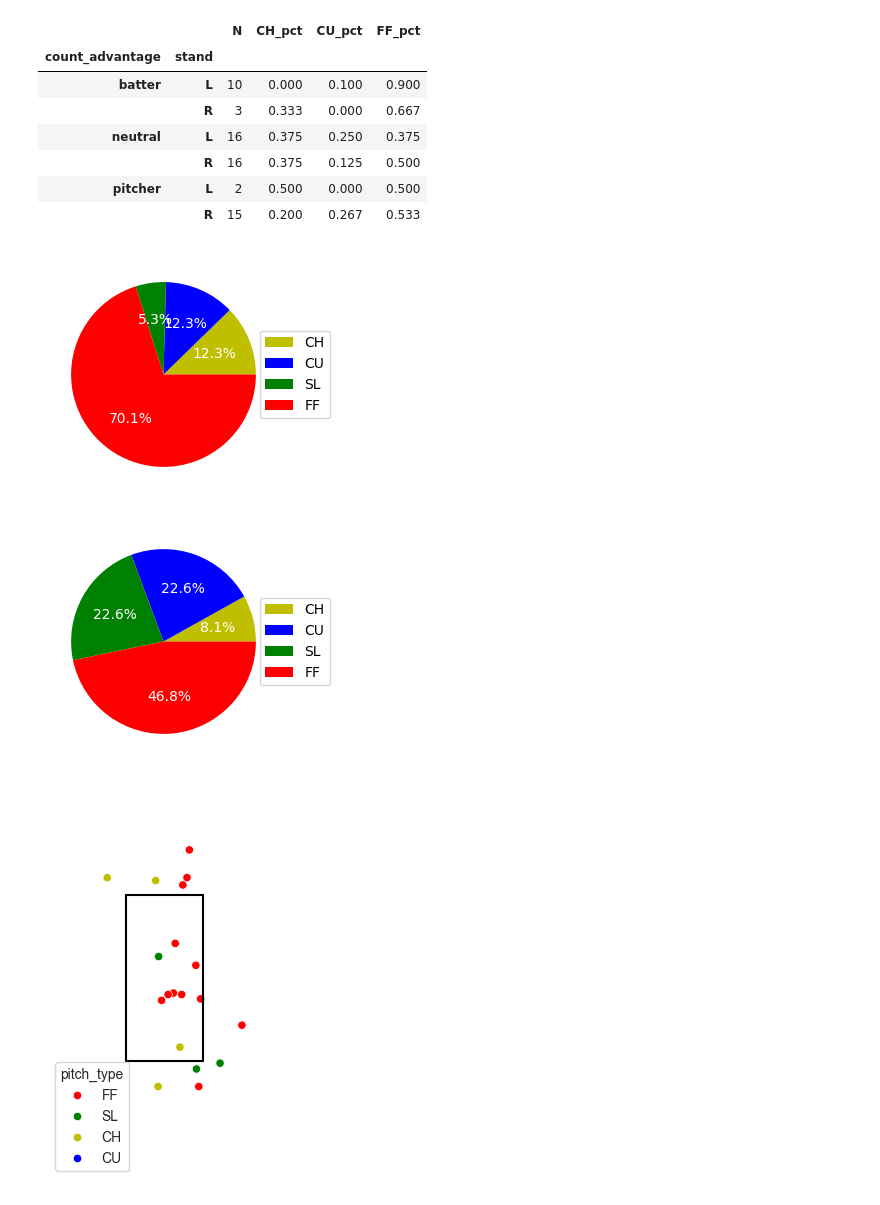
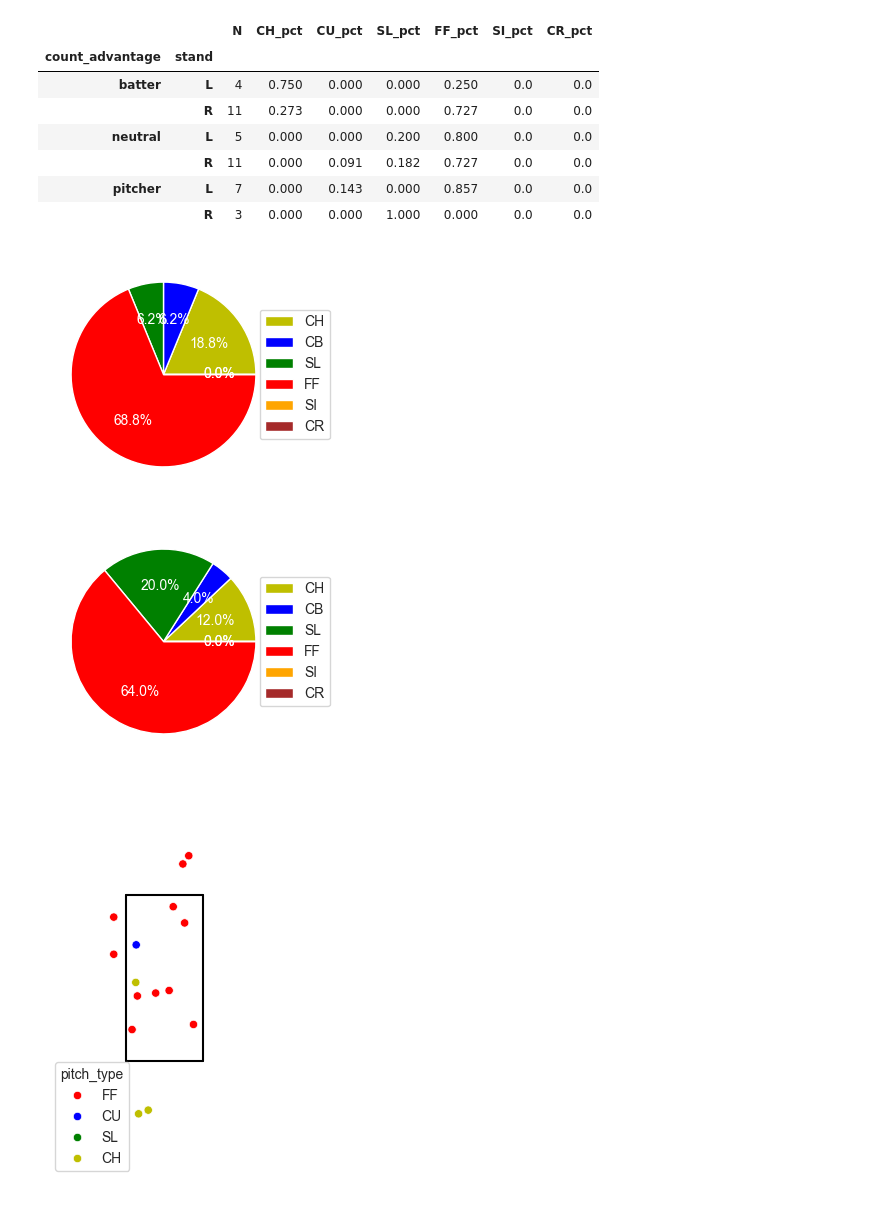
Before and after one commit to jackhinde/baycats, a Jupyter notebook: pitcher_report_helper.ipynb, the cells around one changed output. Saved outputs shown, nothing was run; the diff lists cells and outputs as text; code cells hidden in the pictures.

Commit message:
Updates pitch type by handedness grid in pitcher report helper and creates batter report helper

```diff
--- a/pitcher_report_helper.ipynb
+++ b/pitcher_report_helper.ipynb
@@ -58,5 +49,11 @@ game_data['SL'] = game_data['SL'].replace({True: 1, False: 0})
 
 game_data['FF'] = game_data['pitch_type'] == 'FF'
 game_data['FF'] = game_data['FF'].replace({True: 1, False: 0})
+
+game_data['SI'] = game_data['pitch_type'] == 'SI'
+game_data['SI'] = game_data['SI'].replace({True: 1, False: 0})
+
+game_data['CR'] = game_data['pitch_type'] == 'CR'
+game_data['CR'] = game_data['CR'].replace({True: 1, False: 0})
 # %%
-pitcher_data = game_data[(game_data['pitcher'] == 'Sam Greene') & (game_data['pitch_type'] != 'UN')]
+pitcher_data = game_data[(game_data['pitcher'] == 'Julian Tymochko') & (game_data['pitch_type'] != 'UN')]
@@ -66,6 +76,8 @@ pitcher_stand_pct = pitcher_data.groupby('stand').agg(
     CH_pct=pd.NamedAgg(column='CH', aggfunc='mean'),
     CU_pct=pd.NamedAgg(column='CU', aggfunc='mean'),
     SL_pct=pd.NamedAgg(column='SL', aggfunc='mean'),
-    FF_pct=pd.NamedAgg(column='FF', aggfunc='mean')).round({'N': 1, 'CH_pct': 3, 'CU_pct': 3, 'SL_pct': 3, 'FF_pct': 3})
+    FF_pct=pd.NamedAgg(column='FF', aggfunc='mean'),
+    SI_pct=pd.NamedAgg(column='SI', aggfunc='mean'),
+    CR_pct=pd.NamedAgg(column='CR', aggfunc='mean')).round({'N': 1, 'CH_pct': 3, 'CU_pct': 3, 'SL_pct': 3, 'FF_pct': 3, 'SI_pct': 3, 'CR_pct': 3})
 pitcher_stand_pct
 # %% [output]
@@ -139,28 +157,31 @@ pitcher_data.groupby(['count_advantage', 'stand']).agg(
     N=pd.NamedAgg(column='game_pk', aggfunc='size'),
     CH_pct=pd.NamedAgg(column='CH', aggfunc='mean'),
     CU_pct=pd.NamedAgg(column='CU', aggfunc='mean'),
-    FF_pct=pd.NamedAgg(column='FF', aggfunc='mean')).round({'N': 1, 'CH_pct': 3, 'CU_pct': 3, 'FF_pct': 3})
+    SL_pct=pd.NamedAgg(column='SL', aggfunc='mean'),
+    FF_pct=pd.NamedAgg(column='FF', aggfunc='mean'),
+    SI_pct=pd.NamedAgg(column='SI', aggfunc='mean'),
+    CR_pct=pd.NamedAgg(column='CR', aggfunc='mean')).round({'N': 1, 'CH_pct': 3, 'CU_pct': 3, 'SL_pct': 3, 'FF_pct': 3, 'SI_pct': 3, 'CR_pct': 3})
 # %% [output]
-|  |  | N | CH_pct | CU_pct | FF_pct |
-| count_advantage | stand |  |  |  |  |
-| batter | L | 10 | 0.000 | 0.100 | 0.900 |
-|  | R | 3 | 0.333 | 0.000 | 0.667 |
-| neutral | L | 16 | 0.375 | 0.250 | 0.375 |
-|  | R | 16 | 0.375 | 0.125 | 0.500 |
-| pitcher | L | 2 | 0.500 | 0.000 | 0.500 |
-|  | R | 15 | 0.200 | 0.267 | 0.533 |
+|  |  | N | CH_pct | CU_pct | SL_pct | FF_pct | SI_pct | CR_pct |
+| count_advantage | stand |  |  |  |  |  |  |  |
+| batter | L | 4 | 0.750 | 0.000 | 0.000 | 0.250 | 0.0 | 0.0 |
+|  | R | 11 | 0.273 | 0.000 | 0.000 | 0.727 | 0.0 | 0.0 |
+| neutral | L | 5 | 0.000 | 0.000 | 0.200 | 0.800 | 0.0 | 0.0 |
+|  | R | 11 | 0.000 | 0.091 | 0.182 | 0.727 | 0.0 | 0.0 |
+| pitcher | L | 7 | 0.000 | 0.143 | 0.000 | 0.857 | 0.0 | 0.0 |
+|  | R | 3 | 0.000 | 0.000 | 1.000 | 0.000 | 0.0 | 0.0 |
 # %%
 LHB_pie_data = pitcher_stand_pct[pitcher_stand_pct.index.isin(['L'])].values.tolist()[0]
 RHB_pie_data = pitcher_stand_pct[pitcher_stand_pct.index.isin(['R'])].values.tolist()[0]
 # %%
-pitch_types = ['CH', 'CU', 'SL', 'FF']
+pitch_types = ['CH', 'CB', 'SL', 'FF', 'SI', 'CR']
 # %%
 fig, ax = plt.subplots(figsize=(6, 3))
 def func(pct, allvals):
     absolute = int(np.round(pct/100.*np.sum(allvals)))
     return f"{pct:.1f}%"
-wedges, texts, autotexts = ax.pie(LHB_pie_data[1:5],
-                                  colors=['y', 'b', 'g', 'r'],
+wedges, texts, autotexts = ax.pie(LHB_pie_data[1:7],
+                                  colors=['y', 'b', 'g', 'r', 'orange', 'brown'],
                                   autopct=lambda pct: func(pct, LHB_pie_data),
                                   textprops=dict(color="w"))
 ax.legend(wedges, pitch_types,
@@ -168,28 +189,28 @@ ax.legend(wedges, pitch_types,
           bbox_to_anchor=(0.75, 0, 0.5, 1))
 plt.show()
 # %% [output]
-[figure, old version]
+[figure, new version]
 # %%
 fig, ax = plt.subplots(figsize=(6, 3))
 def func(pct, allvals):
     absolute = int(np.round(pct/100.*np.sum(allvals)))
     return f"{pct:.1f}%"
-wedges, texts, autotexts = ax.pie(RHB_pie_data[1:5],
-                                  colors=['y', 'b', 'g', 'r'],
+wedges, texts, autotexts = ax.pie(RHB_pie_data[1:7],
+                                  colors=['y', 'b', 'g', 'r', 'orange', 'brown'],
                                   autopct=lambda pct: func(pct, RHB_pie_data),
                                   textprops=dict(color="w"))
 ax.legend(wedges, pitch_types,
           loc="right",
           bbox_to_anchor=(0.75, 0, 0.5, 1))
 plt.show()
 # %% [output]
-[figure, old version]
+[figure, new version]
 # %%
 sns.set_style('white');
 fig, ax = plt.subplots(figsize=(3, 5))
 sns.scatterplot(
     data=pitcher_data[pitcher_data['stand'] == 'L'], x="plate_x", y="plate_z", hue="pitch_type",
-    palette={'CH': 'y', 'CU': 'b', 'SL': 'g', 'FF': 'r'});
+    palette={'CH': 'y', 'CU': 'b', 'SL': 'g', 'FF': 'r', 'SI': 'orange', 'CR': 'brown'});
 plt.plot([-9.97/12, 9.97/12], [44.08/12, 44.08/12], color='k');
 plt.plot([9.97/12, 9.97/12], [18.29/12, 44.08/12], color='k');
 plt.plot([-9.97/12, 9.97/12], [18.29/12, 18.29/12], color='k');
@@ -203,7 +224,7 @@ sns.despine(fig=fig, top=True, bottom=True, left=True, right=True);
 
 plt.show()
 # %% [output]
-[figure, old version]
+[figure, new version]
 # %%
 sns.set_style('white')
 fig, ax = plt.subplots(figsize=(3, 5))
```
Also changed, not shown: parts of 12 cells of this notebook, 1 other file.
